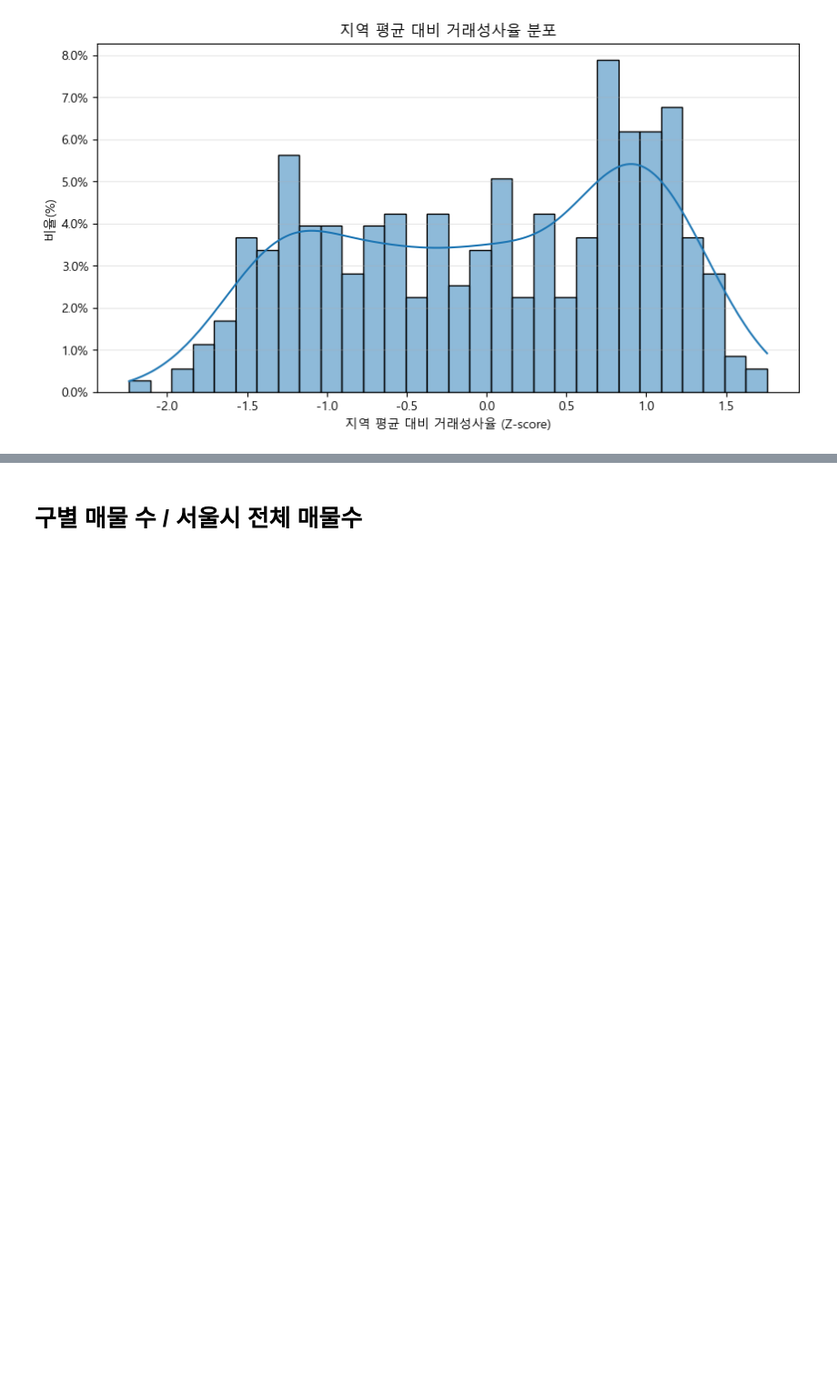
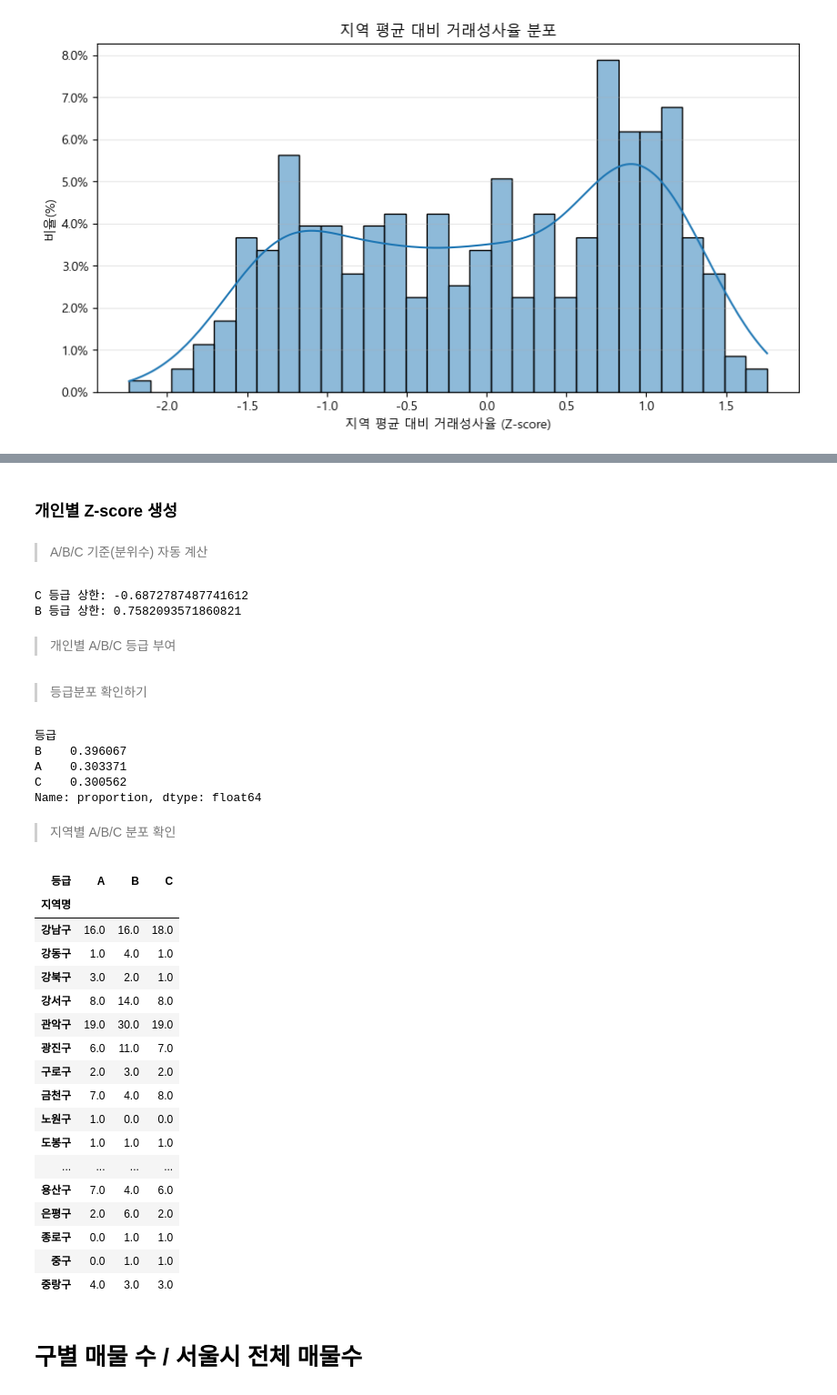
Before and after one commit to eunjeong0911/Property-recommend, a Jupyter notebook: apps/reco/models/trust_model/data_preprocessing/analytics.ipynb, the cells around one changed output, grey strips where cells are left out. Shown at 91% size. Cells and saved outputs as stored; diff of their text form; code cells hidden in the pictures; blank space fills up the shorter version.

```diff
--- a/apps/reco/models/trust_model/data_preprocessing/analytics.ipynb
+++ b/apps/reco/models/trust_model/data_preprocessing/analytics.ipynb
@@ -144,3 +263,69 @@ plt.show()
+# %% [markdown]
+### 개인별 Z-score 생성
+# %%
+# 1) 개인별 지역평균 / 지역표준편차 다시 병합
+df["지역평균"] = df.groupby("지역명")["거래성사율"].transform("mean")
+df["지역표준편차"] = df.groupby("지역명")["거래성사율"].transform("std")
+
+# 2) 개인별 Z-score 계산
+df["Zscore"] = (df["거래성사율"] - df["지역평균"]) / (df["지역표준편차"] + 1e-6)
+# %% [markdown]
+> A/B/C 기준(분위수) 자동 계산
+# %%
+q30 = df["Zscore"].quantile(0.30)
+q70 = df["Zscore"].quantile(0.70)
+
+print("C 등급 상한:", q30)
+print("B 등급 상한:", q70)
+# %% [output]
+C 등급 상한: -0.6872787487741612
+B 등급 상한: 0.7582093571860821
+# %% [markdown]
+> 개인별 A/B/C 등급 부여
+# %%
+def classify(z):
+    if z <= q30:
+        return "C"   # 하위 30%
+    elif z <= q70:
+        return "B"   # 중간 40%
+    else:
+        return "A"   # 상위 30%
+
+df["등급"] = df["Zscore"].apply(classify)
+# %% [markdown]
+> 등급분포 확인하기
+# %%
+df["등급"].value_counts(normalize=True)
+# %% [output]
+등급
+B    0.396067
+A    0.303371
+C    0.300562
+Name: proportion, dtype: float64
+# %% [markdown]
+> 지역별 A/B/C 분포 확인
+# %%
+grade_summary = df.groupby("지역명")["등급"].value_counts().unstack().fillna(0)
+grade_summary
+# %% [output]
+| 등급 | A | B | C |
+| 지역명 |  |  |  |
+| 강남구 | 16.0 | 16.0 | 18.0 |
+| 강동구 | 1.0 | 4.0 | 1.0 |
+| 강북구 | 3.0 | 2.0 | 1.0 |
+| 강서구 | 8.0 | 14.0 | 8.0 |
+| 관악구 | 19.0 | 30.0 | 19.0 |
+| 광진구 | 6.0 | 11.0 | 7.0 |
+| 구로구 | 2.0 | 3.0 | 2.0 |
+| 금천구 | 7.0 | 4.0 | 8.0 |
+| 노원구 | 1.0 | 0.0 | 0.0 |
+| 도봉구 | 1.0 | 1.0 | 1.0 |
+| ... | ... | ... | ... |
+| 용산구 | 7.0 | 4.0 | 6.0 |
+| 은평구 | 2.0 | 6.0 | 2.0 |
+| 종로구 | 0.0 | 1.0 | 1.0 |
+| 중구 | 0.0 | 1.0 | 1.0 |
+| 중랑구 | 4.0 | 3.0 | 3.0 |
 # %% [markdown]
 # 구별 매물 수 / 서울시 전체 매물수
 # %%
```
Also changed, not shown: parts of 7 cells of this notebook, 9 other files.
